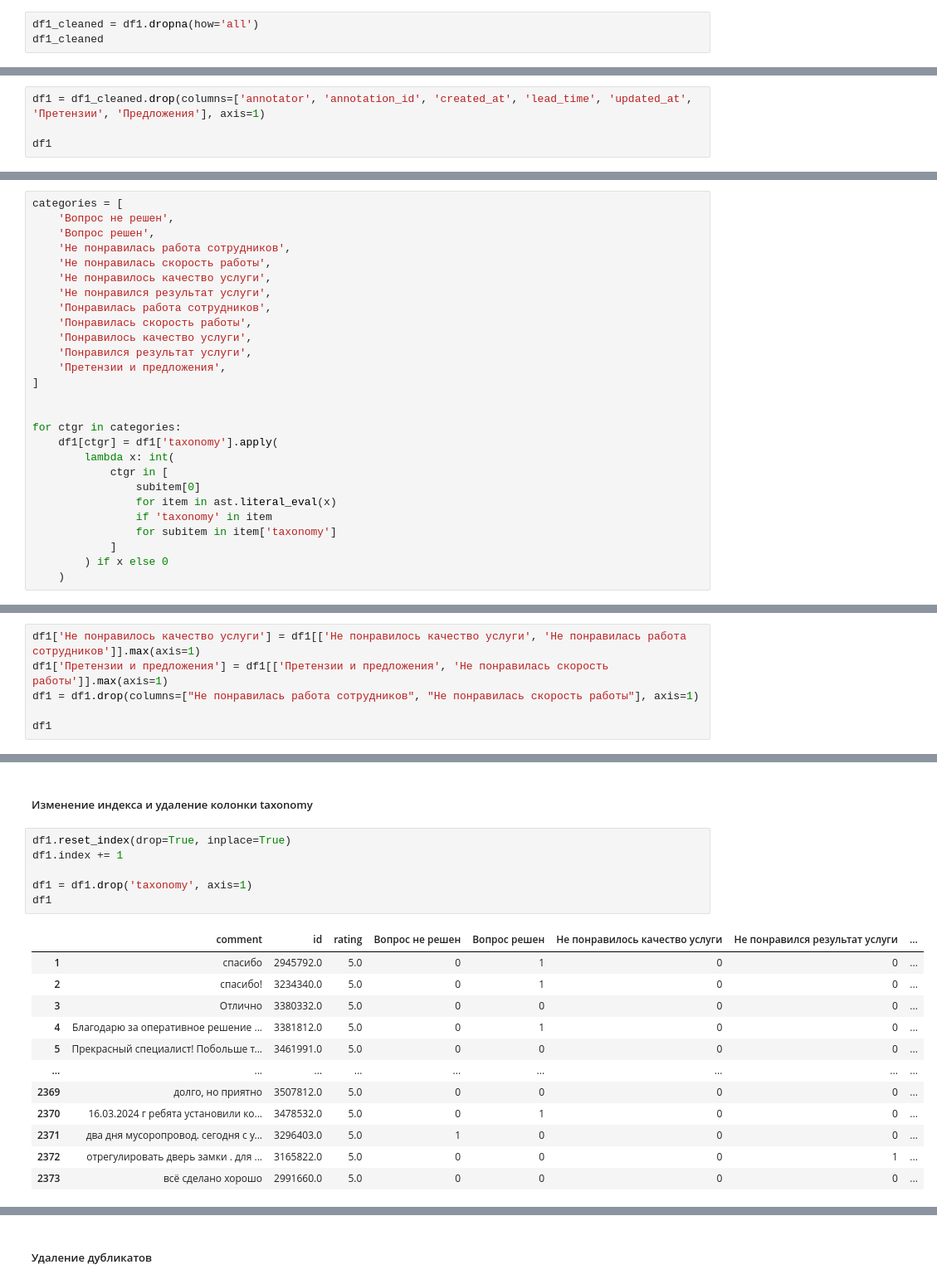
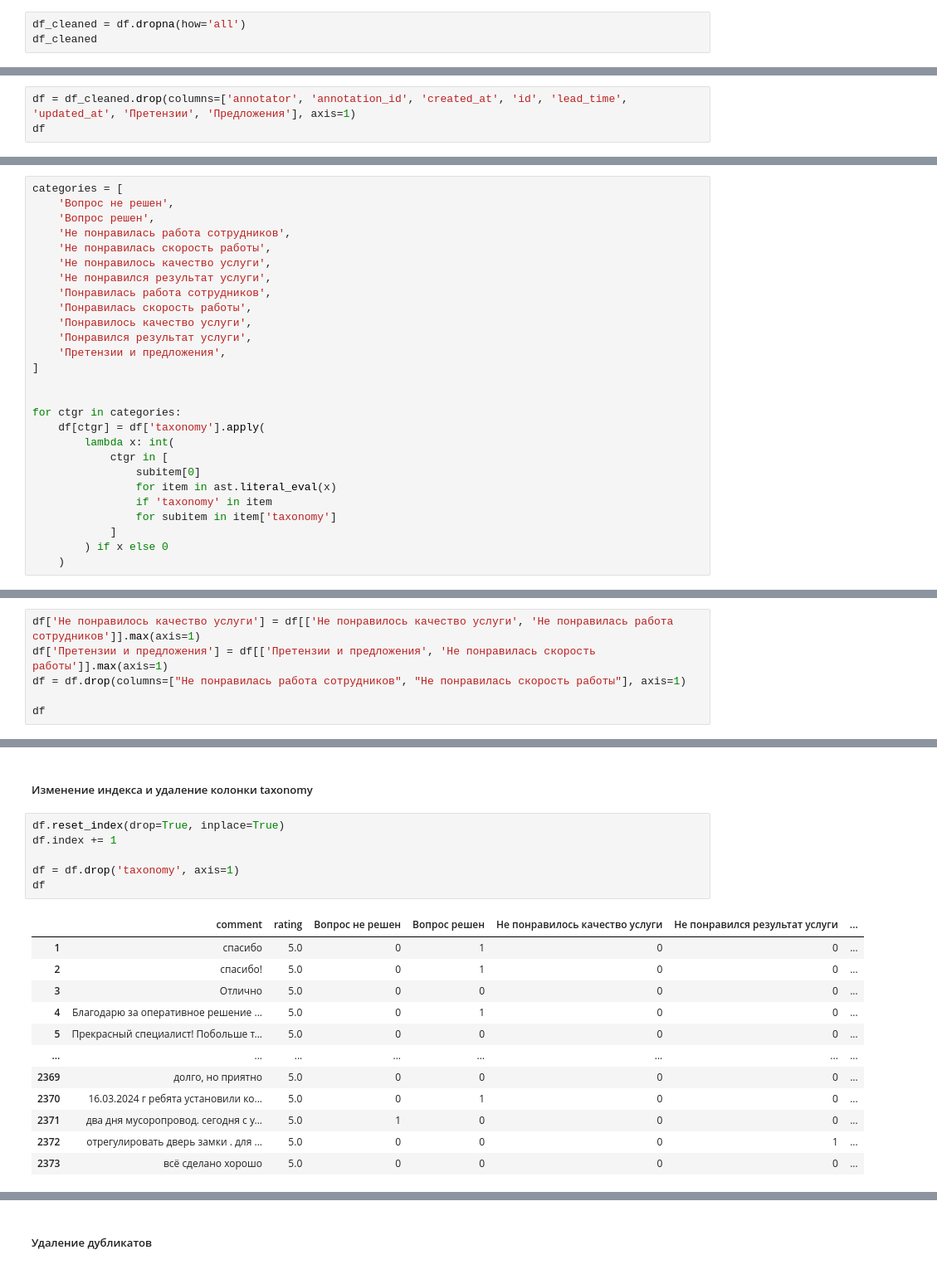
Before and after one commit to aanchik/intensiv-4, a Jupyter notebook: intensiv-4/anna/processing.ipynb, the cells around one changed output, grey strips where cells are left out. Shown at 83% size. Drawn from its saved outputs; the diff is of its cells as text.

```diff
--- a/intensiv-4/anna.ipynb
+++ b/intensiv-4/anna/processing.ipynb
@@ -31,7 +32,7 @@ df1
 # %% [markdown]
 ##### Удаляем пустые строки
 # %%
-df1_cleaned = df1.dropna(how='all')
-df1_cleaned
+df_cleaned = df.dropna(how='all')
+df_cleaned
 # %% [output]
 |  | annotation_id | annotator | comment | created_at | id | lead_time | rating | taxonomy | updated_at | ... |
@@ -50,7 +51,6 @@ df1_cleaned
 # %% [markdown]
 ##### Удаляем не нужные колонки
 # %%
-df1 = df1_cleaned.drop(columns=['annotator', 'annotation_id', 'created_at', 'lead_time', 'updated_at', 'Претензии', 'Предложения'], axis=1)
-
-df1
+df = df_cleaned.drop(columns=['annotator', 'annotation_id', 'created_at', 'id', 'lead_time', 'updated_at', 'Претензии', 'Предложения'], axis=1)
+df
 # %% [output]
@@ -86,7 +86,7 @@ categories = [
 
 
 for ctgr in categories:
-    df1[ctgr] = df1['taxonomy'].apply(
+    df[ctgr] = df['taxonomy'].apply(
         lambda x: int(
             ctgr in [
                 subitem[0]
@@ -115,9 +220,9 @@ df1
 # %% [markdown]
 ##### Объединяем бинарные колонки
 # %%
-df1['Не понравилось качество услуги'] = df1[['Не понравилось качество услуги', 'Не понравилась работа сотрудников']].max(axis=1)
-df1['Претензии и предложения'] = df1[['Претензии и предложения', 'Не понравилась скорость работы']].max(axis=1)
-df1 = df1.drop(columns=["Не понравилась работа сотрудников", "Не понравилась скорость работы"], axis=1)
+df['Не понравилось качество услуги'] = df[['Не понравилось качество услуги', 'Не понравилась работа сотрудников']].max(axis=1)
+df['Претензии и предложения'] = df[['Претензии и предложения', 'Не понравилась скорость работы']].max(axis=1)
+df = df.drop(columns=["Не понравилась работа сотрудников", "Не понравилась скорость работы"], axis=1)
 
-df1
+df
 # %% [output]
@@ -137,21 +242,21 @@ df1
 # %% [markdown]
 ##### Изменение индекса и удаление колонки taxonomy
 # %%
-df1.reset_index(drop=True, inplace=True)
-df1.index += 1
+df.reset_index(drop=True, inplace=True)
+df.index += 1
 
-df1 = df1.drop('taxonomy', axis=1)
-df1
+df = df.drop('taxonomy', axis=1)
+df
 # %% [output]
-|  | comment | id | rating | Вопрос не решен | Вопрос решен | Не понравилось качество услуги | Не понравился результат услуги | ... |
-| 1 | спасибо | 2945792.0 | 5.0 | 0 | 1 | 0 | 0 | ... |
-| 2 | спасибо! | 3234340.0 | 5.0 | 0 | 1 | 0 | 0 | ... |
-| 3 | Отлично | 3380332.0 | 5.0 | 0 | 0 | 0 | 0 | ... |
-| 4 | Благодарю за оперативное решение ... | 3381812.0 | 5.0 | 0 | 1 | 0 | 0 | ... |
-| 5 | Прекрасный специалист! Побольше т... | 3461991.0 | 5.0 | 0 | 0 | 0 | 0 | ... |
-| ... | ... | ... | ... | ... | ... | ... | ... | ... |
-| 2369 | долго, но приятно | 3507812.0 | 5.0 | 0 | 0 | 0 | 0 | ... |
-| 2370 | 16.03.2024 г ребята установили ко... | 3478532.0 | 5.0 | 0 | 1 | 0 | 0 | ... |
-| 2371 | два дня мусоропровод. сегодня с у... | 3296403.0 | 5.0 | 1 | 0 | 0 | 0 | ... |
-| 2372 | отрегулировать дверь замки . для ... | 3165822.0 | 5.0 | 0 | 0 | 0 | 1 | ... |
-| 2373 | всё сделано хорошо | 2991660.0 | 5.0 | 0 | 0 | 0 | 0 | ... |
+|  | comment | rating | Вопрос не решен | Вопрос решен | Не понравилось качество услуги | Не понравился результат услуги | ... |
+| 1 | спасибо | 5.0 | 0 | 1 | 0 | 0 | ... |
+| 2 | спасибо! | 5.0 | 0 | 1 | 0 | 0 | ... |
+| 3 | Отлично | 5.0 | 0 | 0 | 0 | 0 | ... |
+| 4 | Благодарю за оперативное решение ... | 5.0 | 0 | 1 | 0 | 0 | ... |
+| 5 | Прекрасный специалист! Побольше т... | 5.0 | 0 | 0 | 0 | 0 | ... |
+| ... | ... | ... | ... | ... | ... | ... | ... |
+| 2369 | долго, но приятно | 5.0 | 0 | 0 | 0 | 0 | ... |
+| 2370 | 16.03.2024 г ребята установили ко... | 5.0 | 0 | 1 | 0 | 0 | ... |
+| 2371 | два дня мусоропровод. сегодня с у... | 5.0 | 1 | 0 | 0 | 0 | ... |
+| 2372 | отрегулировать дверь замки . для ... | 5.0 | 0 | 0 | 0 | 1 | ... |
+| 2373 | всё сделано хорошо | 5.0 | 0 | 0 | 0 | 0 | ... |
```
Also changed, not shown: parts of 13 cells of this notebook, 17 other files.
